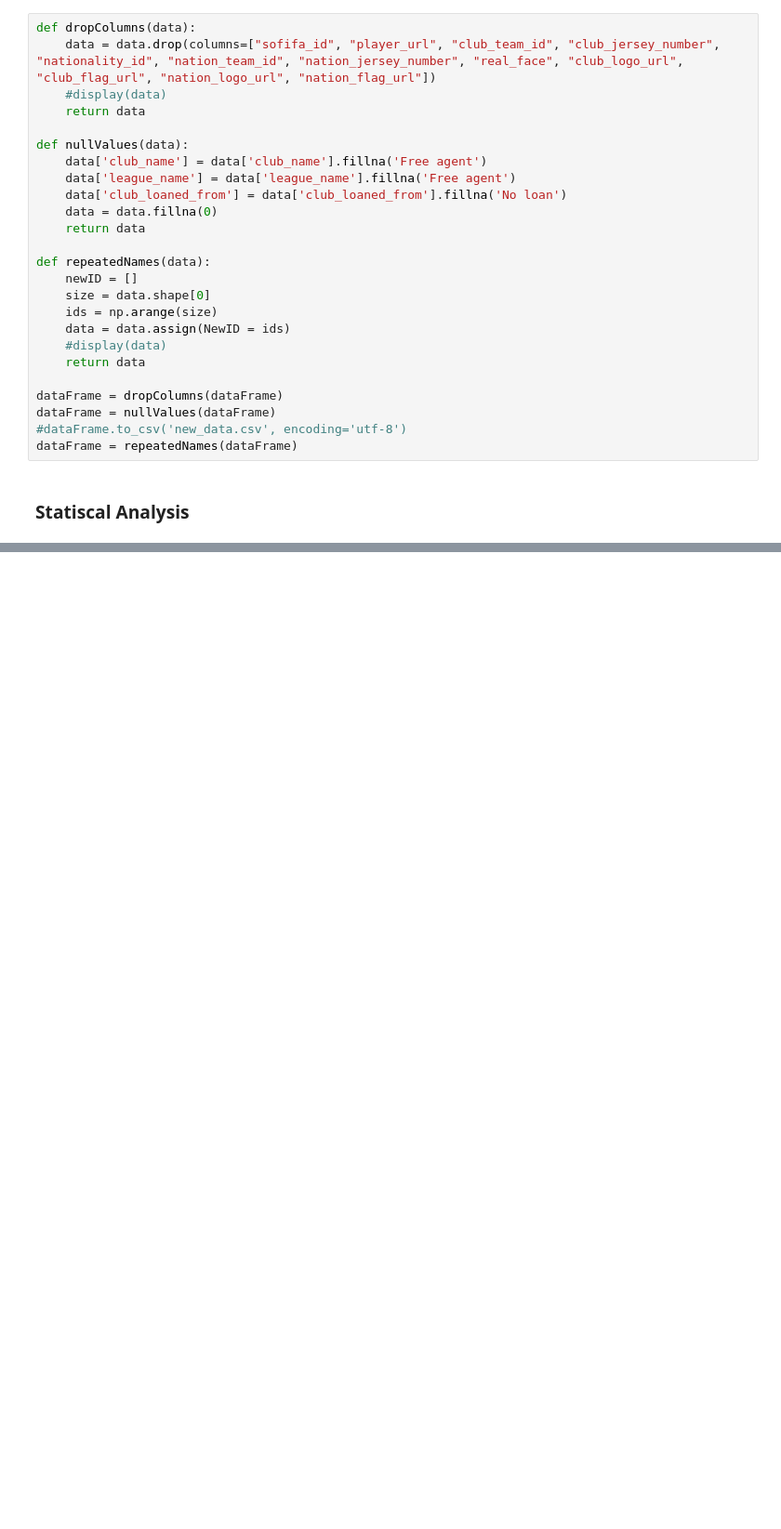
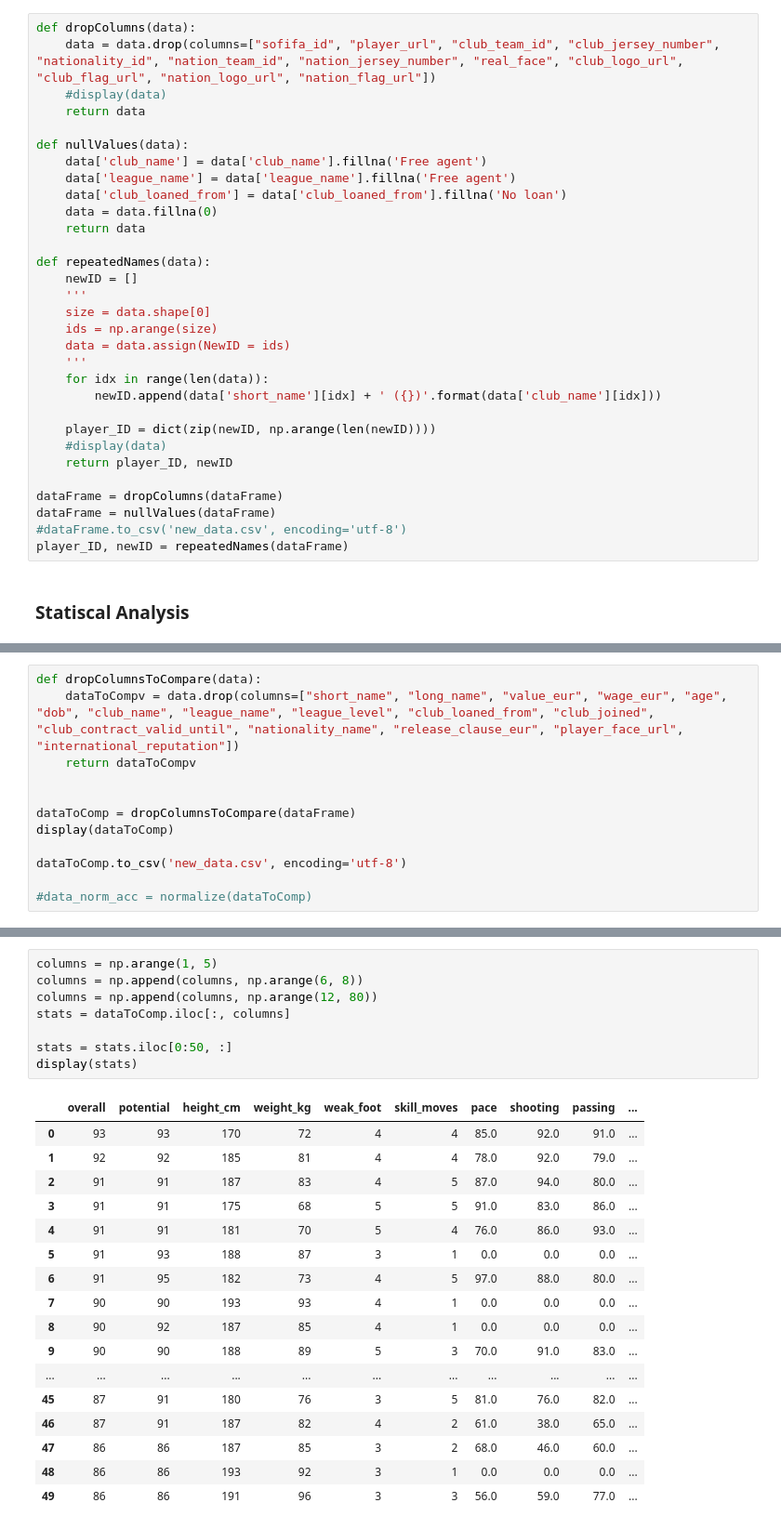
Before and after one commit to DMeneses01/IACH-project, a Jupyter notebook: code/recsys_football.ipynb, the cells around one changed output, grey strips where cells are left out. Shown: that part at 93% size. Cells and saved outputs as stored; diff of their text form; blank space fills up the shorter version.

Commit message:
Data treatment and initial comparison

```diff
--- a/code/recsys_football.ipynb
+++ b/code/recsys_football.ipynb
@@ -51,16 +51,22 @@ def nullValues(data):
 
 def repeatedNames(data):
     newID = []
+    '''
     size = data.shape[0]
     ids = np.arange(size)
     data = data.assign(NewID = ids)
+    '''
+    for idx in range(len(data)):
+        newID.append(data['short_name'][idx] + ' ({})'.format(data['club_name'][idx]))
+
+    player_ID = dict(zip(newID, np.arange(len(newID))))
     #display(data)
-    return data
+    return player_ID, newID
 
 dataFrame = dropColumns(dataFrame)
 dataFrame = nullValues(dataFrame)
 #dataFrame.to_csv('new_data.csv', encoding='utf-8')
-dataFrame = repeatedNames(dataFrame)
+player_ID, newID = repeatedNames(dataFrame)
 # %% [markdown]
 ### Statiscal Analysis
 # %%
@@ -120,0 +184,12 @@ overallDistribution(distributionDF)
+# %%
+def dropColumnsToCompare(data):
+    dataToCompv = data.drop(columns=["short_name", "long_name", "value_eur", "wage_eur", "age", "dob", "club_name", "league_name", "league_level", "club_loaned_from", "club_joined", "club_contract_valid_until", "nationality_name", "release_clause_eur", "player_face_url", "international_reputation"])
+    return dataToCompv
+
+
+dataToComp = dropColumnsToCompare(dataFrame)
+display(dataToComp)
+
+dataToComp.to_csv('new_data.csv', encoding='utf-8')
+
+#data_norm_acc = normalize(dataToComp)
@@ -120,0 +210,26 @@ overallDistribution(distributionDF)
+# %%
+columns = np.arange(1, 5)
+columns = np.append(columns, np.arange(6, 8))
+columns = np.append(columns, np.arange(12, 80))
+stats = dataToComp.iloc[:, columns]
+
+stats = stats.iloc[0:50, :]
+display(stats)
+# %% [output]
+|  | overall | potential | height_cm | weight_kg | weak_foot | skill_moves | pace | shooting | passing | ... |
+| 0 | 93 | 93 | 170 | 72 | 4 | 4 | 85.0 | 92.0 | 91.0 | ... |
+| 1 | 92 | 92 | 185 | 81 | 4 | 4 | 78.0 | 92.0 | 79.0 | ... |
+| 2 | 91 | 91 | 187 | 83 | 4 | 5 | 87.0 | 94.0 | 80.0 | ... |
+| 3 | 91 | 91 | 175 | 68 | 5 | 5 | 91.0 | 83.0 | 86.0 | ... |
+| 4 | 91 | 91 | 181 | 70 | 5 | 4 | 76.0 | 86.0 | 93.0 | ... |
+| 5 | 91 | 93 | 188 | 87 | 3 | 1 | 0.0 | 0.0 | 0.0 | ... |
+| 6 | 91 | 95 | 182 | 73 | 4 | 5 | 97.0 | 88.0 | 80.0 | ... |
+| 7 | 90 | 90 | 193 | 93 | 4 | 1 | 0.0 | 0.0 | 0.0 | ... |
+| 8 | 90 | 92 | 187 | 85 | 4 | 1 | 0.0 | 0.0 | 0.0 | ... |
+| 9 | 90 | 90 | 188 | 89 | 5 | 3 | 70.0 | 91.0 | 83.0 | ... |
+| ... | ... | ... | ... | ... | ... | ... | ... | ... | ... | ... |
+| 45 | 87 | 91 | 180 | 76 | 3 | 5 | 81.0 | 76.0 | 82.0 | ... |
+| 46 | 87 | 91 | 187 | 82 | 4 | 2 | 61.0 | 38.0 | 65.0 | ... |
+| 47 | 86 | 86 | 187 | 85 | 3 | 2 | 68.0 | 46.0 | 60.0 | ... |
+| 48 | 86 | 86 | 193 | 92 | 3 | 1 | 0.0 | 0.0 | 0.0 | ... |
+| 49 | 86 | 86 | 191 | 96 | 3 | 3 | 56.0 | 59.0 | 77.0 | ... |
```
Also changed, not shown: parts of 5 cells of this notebook, 2 other files.
